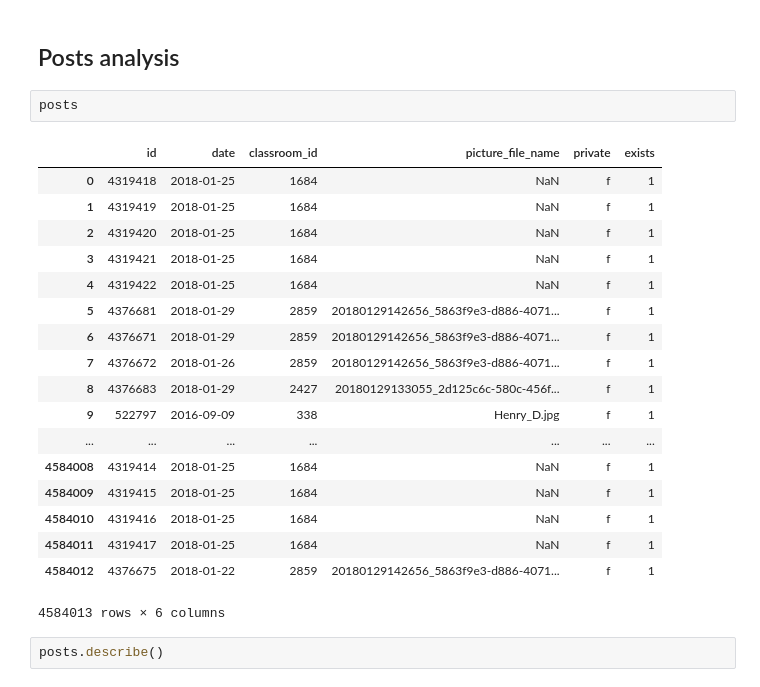
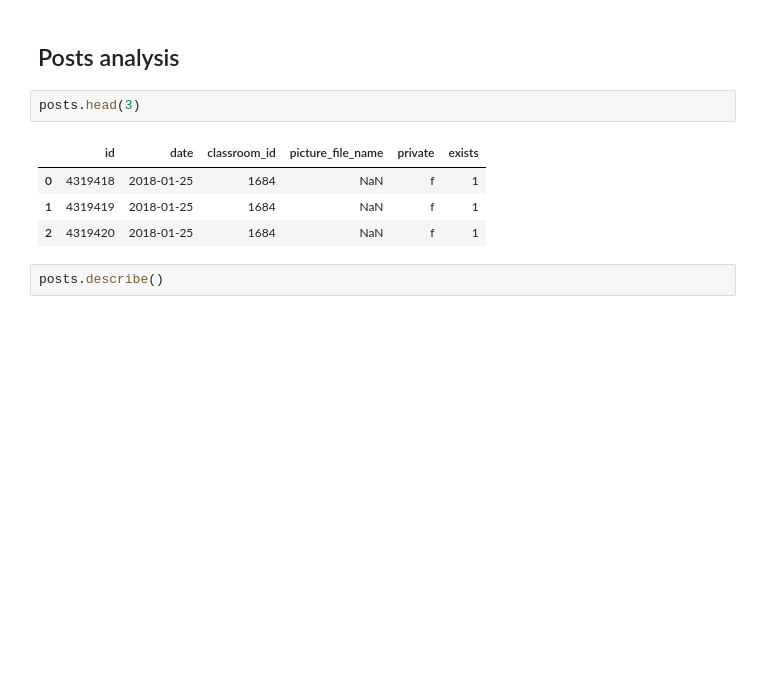
Before and after one commit to pgeurin/seniorskipday, a Jupyter notebook: src/eda.ipynb, the cells around one changed output. Saved outputs shown, nothing was run; the diff lists cells and outputs as text; blank space fills up the shorter version.

```diff
--- a/src/eda.ipynb
+++ b/src/eda.ipynb
@@ -105,26 +105,12 @@ ax.plot(sessions[['exists','start_date']].groupby('start_date').sum());
 # %% [markdown]
 ## Posts analysis
 # %%
-posts
+posts.head(3)
 # %% [output]
 |  | id | date | classroom_id | picture_file_name | private | exists |
 | 0 | 4319418 | 2018-01-25 | 1684 | NaN | f | 1 |
 | 1 | 4319419 | 2018-01-25 | 1684 | NaN | f | 1 |
 | 2 | 4319420 | 2018-01-25 | 1684 | NaN | f | 1 |
-| 3 | 4319421 | 2018-01-25 | 1684 | NaN | f | 1 |
-| 4 | 4319422 | 2018-01-25 | 1684 | NaN | f | 1 |
-| 5 | 4376681 | 2018-01-29 | 2859 | 20180129142656_5863f9e3-d886-4071... | f | 1 |
-| 6 | 4376671 | 2018-01-29 | 2859 | 20180129142656_5863f9e3-d886-4071... | f | 1 |
-| 7 | 4376672 | 2018-01-26 | 2859 | 20180129142656_5863f9e3-d886-4071... | f | 1 |
-| 8 | 4376683 | 2018-01-29 | 2427 | 20180129133055_2d125c6c-580c-456f... | f | 1 |
-| 9 | 522797 | 2016-09-09 | 338 | Henry_D.jpg | f | 1 |
-| ... | ... | ... | ... | ... | ... | ... |
-| 4584008 | 4319414 | 2018-01-25 | 1684 | NaN | f | 1 |
-| 4584009 | 4319415 | 2018-01-25 | 1684 | NaN | f | 1 |
-| 4584010 | 4319416 | 2018-01-25 | 1684 | NaN | f | 1 |
-| 4584011 | 4319417 | 2018-01-25 | 1684 | NaN | f | 1 |
-| 4584012 | 4376675 | 2018-01-22 | 2859 | 20180129142656_5863f9e3-d886-4071... | f | 1 |
-4584013 rows × 6 columns
 # %%
 posts.describe()
 # %% [output]
```
Also changed, not shown: parts of 51 cells of this notebook.
